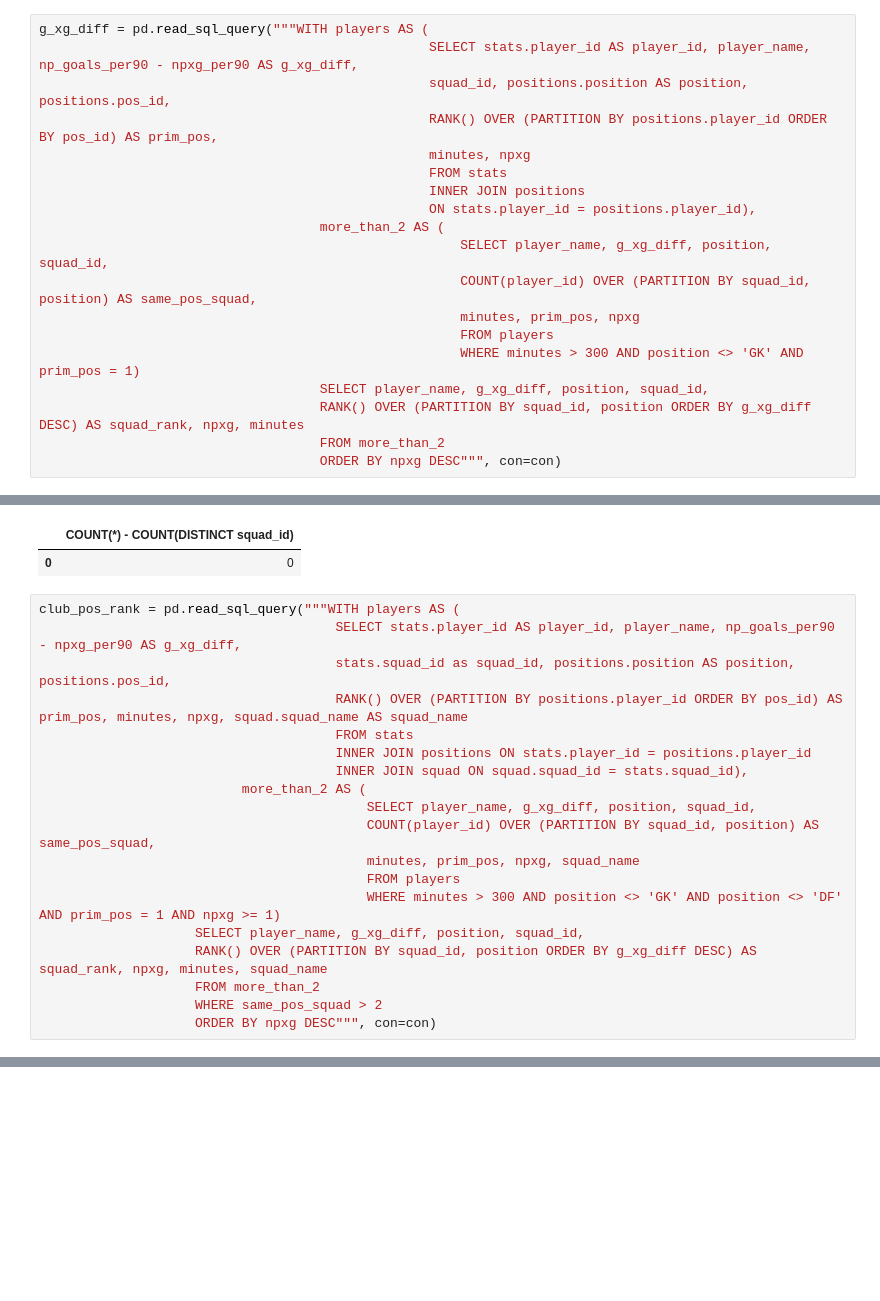
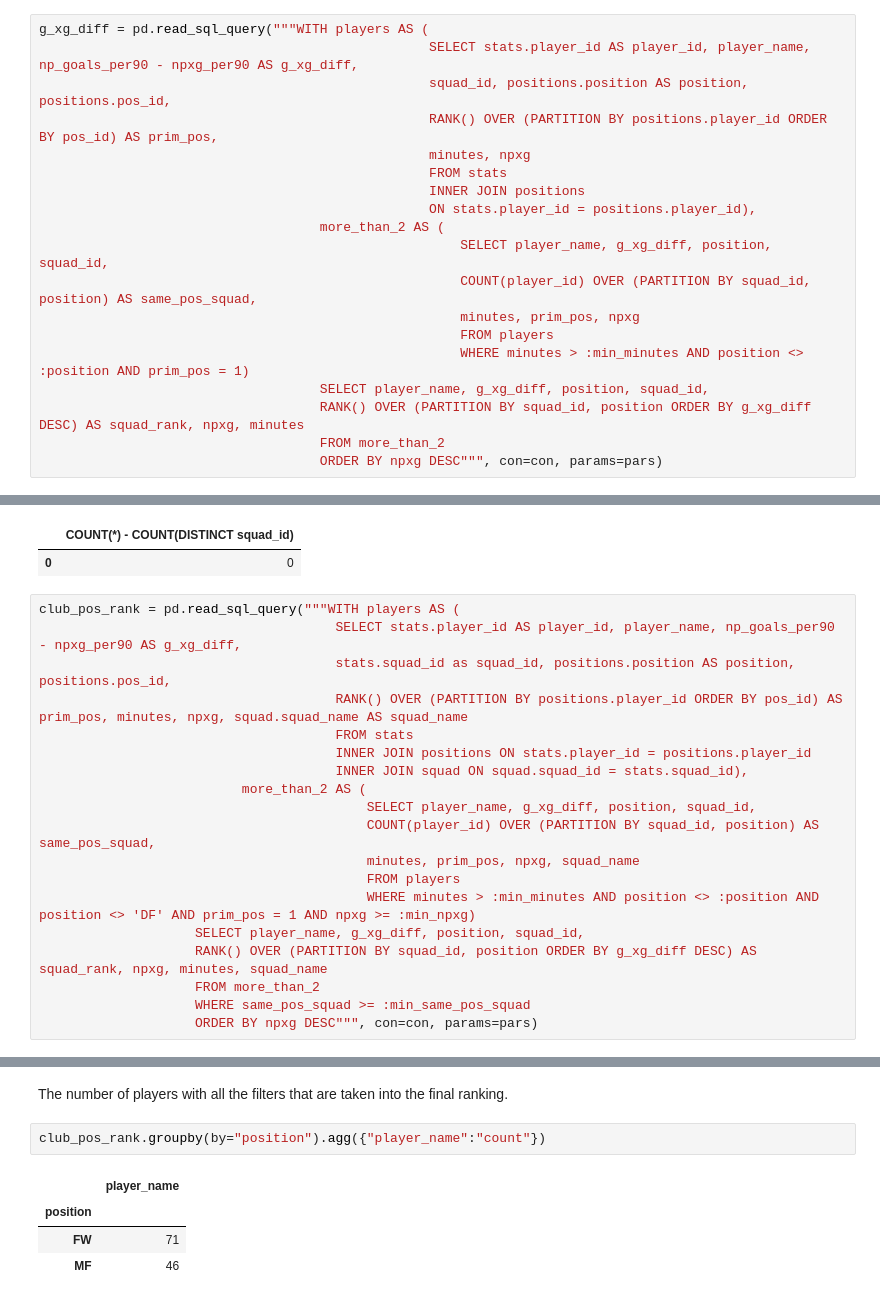
Before and after one commit to TobiaszKuc/_football_analysis, a Jupyter notebook: SQL_Learn/SQL-FBrefPremierLeagueData/PLxGPerformance.ipynb, the cells around one changed output, grey strips where cells are left out. Cells and saved outputs as stored; diff of their text form; blank space fills up the shorter version.

```diff
--- a/SQL_Learn/SQL-FBrefPremierLeagueData/PLxGPerformance.ipynb
+++ b/SQL_Learn/SQL-FBrefPremierLeagueData/PLxGPerformance.ipynb
@@ -377,11 +364,11 @@ g_xg_diff = pd.read_sql_query("""WITH players AS (
                                                       COUNT(player_id) OVER (PARTITION BY squad_id, position) AS same_pos_squad,
                                                       minutes, prim_pos, npxg
                                                       FROM players
-                                                      WHERE minutes > 300 AND position <> 'GK' AND prim_pos = 1)
+                                                      WHERE minutes > :min_minutes AND position <> :position AND prim_pos = 1)
                                     SELECT player_name, g_xg_diff, position, squad_id,
                                     RANK() OVER (PARTITION BY squad_id, position ORDER BY g_xg_diff DESC) AS squad_rank, npxg, minutes
                                     FROM more_than_2
-                                    ORDER BY npxg DESC""", con=con)
+                                    ORDER BY npxg DESC""", con=con, params=pars)
 # %%
 plt.scatter(x=g_xg_diff[g_xg_diff["position"] == "MF"]["npxg"], y=g_xg_diff[g_xg_diff["position"] == "MF"]["g_xg_diff"], c="blue", alpha=0.5, label="MF",
             s=g_xg_diff[g_xg_diff["position"] == "MF"]["minutes"]/5)
@@ -427,9 +414,9 @@ club_pos_rank = pd.read_sql_query("""WITH players AS (
                                           COUNT(player_id) OVER (PARTITION BY squad_id, position) AS same_pos_squad,
                                           minutes, prim_pos, npxg, squad_name
                                           FROM players
-                                          WHERE minutes > 300 AND position <> 'GK' AND position <> 'DF' AND prim_pos = 1 AND npxg >= 1)
+                                          WHERE minutes > :min_minutes AND position <> :position AND position <> 'DF' AND prim_pos = 1 AND npxg >= :min_npxg)
                     SELECT player_name, g_xg_diff, position, squad_id,
                     RANK() OVER (PARTITION BY squad_id, position ORDER BY g_xg_diff DESC) AS squad_rank, npxg, minutes, squad_name
                     FROM more_than_2
-                    WHERE same_pos_squad > 2
-                    ORDER BY npxg DESC""", con=con)
+                    WHERE same_pos_squad >= :min_same_pos_squad
+                    ORDER BY npxg DESC""", con=con, params=pars)
@@ -449,0 +423,9 @@ club_pos_rank = pd.read_sql_query("""WITH players AS (
+# %% [markdown]
+The number of players with all the filters that are taken into the final ranking.
+# %%
+club_pos_rank.groupby(by="position").agg({"player_name":"count"})
+# %% [output]
+|  | player_name |
+| position |  |
+| FW | 71 |
+| MF | 46 |
```
Also changed, not shown: parts of 17 cells of this notebook, 1 other file.
